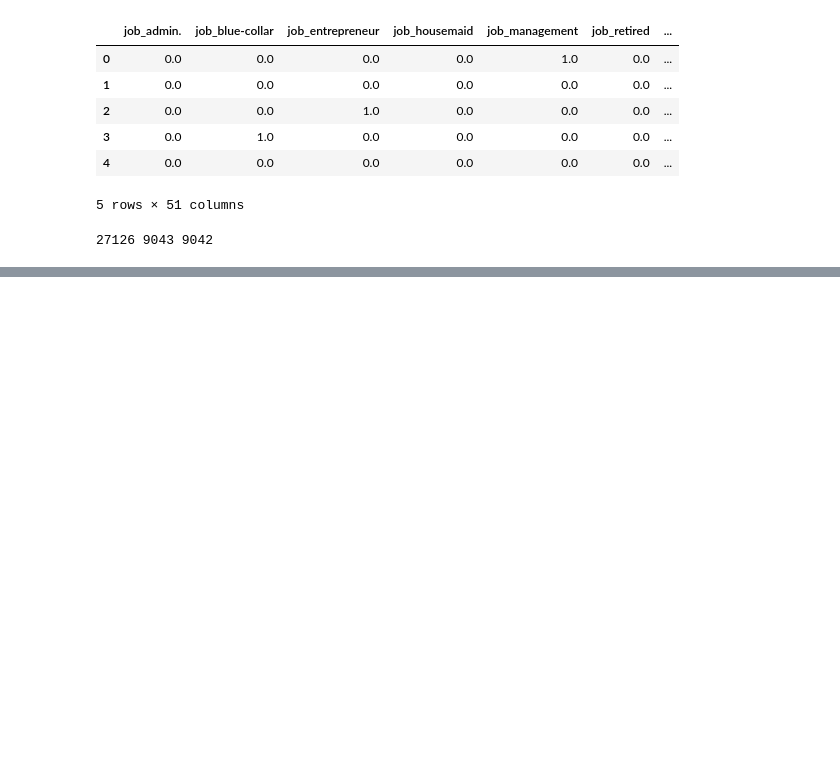
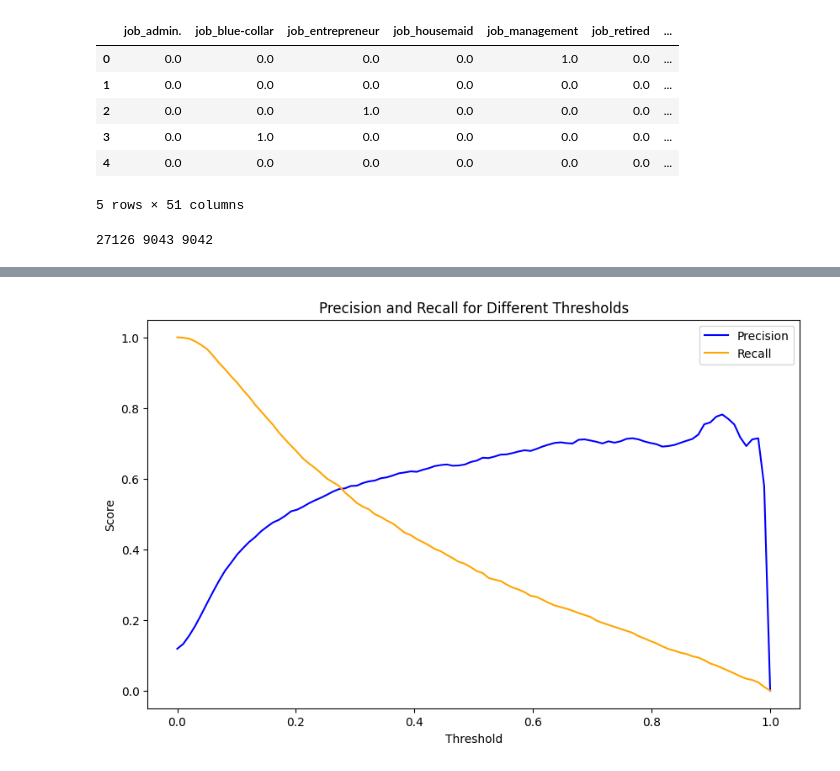
Before and after one commit to Joon-hub/MLZoomcamp, a Jupyter notebook: Week_4_Evaluation/week4_hw.ipynb, the cells around one changed output, grey strips where cells are left out. Saved outputs shown, nothing was run; the diff lists cells and outputs as text; code cells hidden in the pictures; blank space fills up the shorter version.

```diff
--- a/Week_4_Evaluation/week4_hw.ipynb
+++ b/Week_4_Evaluation/week4_hw.ipynb
@@ -159,8 +248,8 @@ train.head()
 # %%
 from sklearn.model_selection import train_test_split
 
-X_train, X_test, y_train, y_test = train_test_split(train, test, test_size=0.2, random_state=42)
-X_train,X_val,y_train,y_val = train_test_split(X_train,y_train, test_size=0.25, random_state=42)
+X_full_train, X_test, y_full_train, y_test = train_test_split(train, test, test_size=0.2, random_state=42)
+X_train,X_val,y_train,y_val = train_test_split(X_full_train,y_full_train, test_size=0.25, random_state=42)
 
 print(len(X_train), len(X_test), len(X_val))
 # %% [output]
@@ -183,0 +287,46 @@ AUC : 0.6595
+# %%
+import numpy as np
+import matplotlib.pyplot as plt
+from sklearn.metrics import precision_score, recall_score
+
+# Initialize an empty list to store scores
+scores = []
+
+# Define thresholds from 0 to 1
+thresholds = np.linspace(0, 1, 100)
+
+# Get predicted probabilities for the positive class
+y_val_pred = log_reg.predict_proba(X_val)[:, 1]
+
+# Initialize lists to hold precision and recall values
+precision_values = []
+recall_values = []
+
+# Iterate through each threshold
+for t in thresholds:
+    y_pred = np.zeros(len(y_val_pred), dtype=int)
+    y_pred[y_val_pred >= t] = 1
+
+    # Calculate precision and recall
+    precision = precision_score(y_val, y_pred)
+    recall = recall_score(y_val, y_pred)
+
+    # Append the precision and recall to the respective lists
+    precision_values.append(precision)
+    recall_values.append(recall)
+
+# Convert precision and recall lists to numpy arrays for easier plotting
+precision_values = np.array(precision_values)
+recall_values = np.array(recall_values)
+
+# Plotting Precision-Recall Curve
+plt.figure(figsize=(10, 6))
+plt.plot(thresholds, precision_values, label='Precision', color='blue')
+plt.plot(thresholds, recall_values, label='Recall', color='orange')
+plt.title('Precision and Recall for Different Thresholds')
+plt.xlabel('Threshold')
+plt.ylabel('Score')
+plt.legend()
+plt.show()
+# %% [output]
+[figure, added]
```
Also changed, not shown: parts of 17 cells of this notebook.
